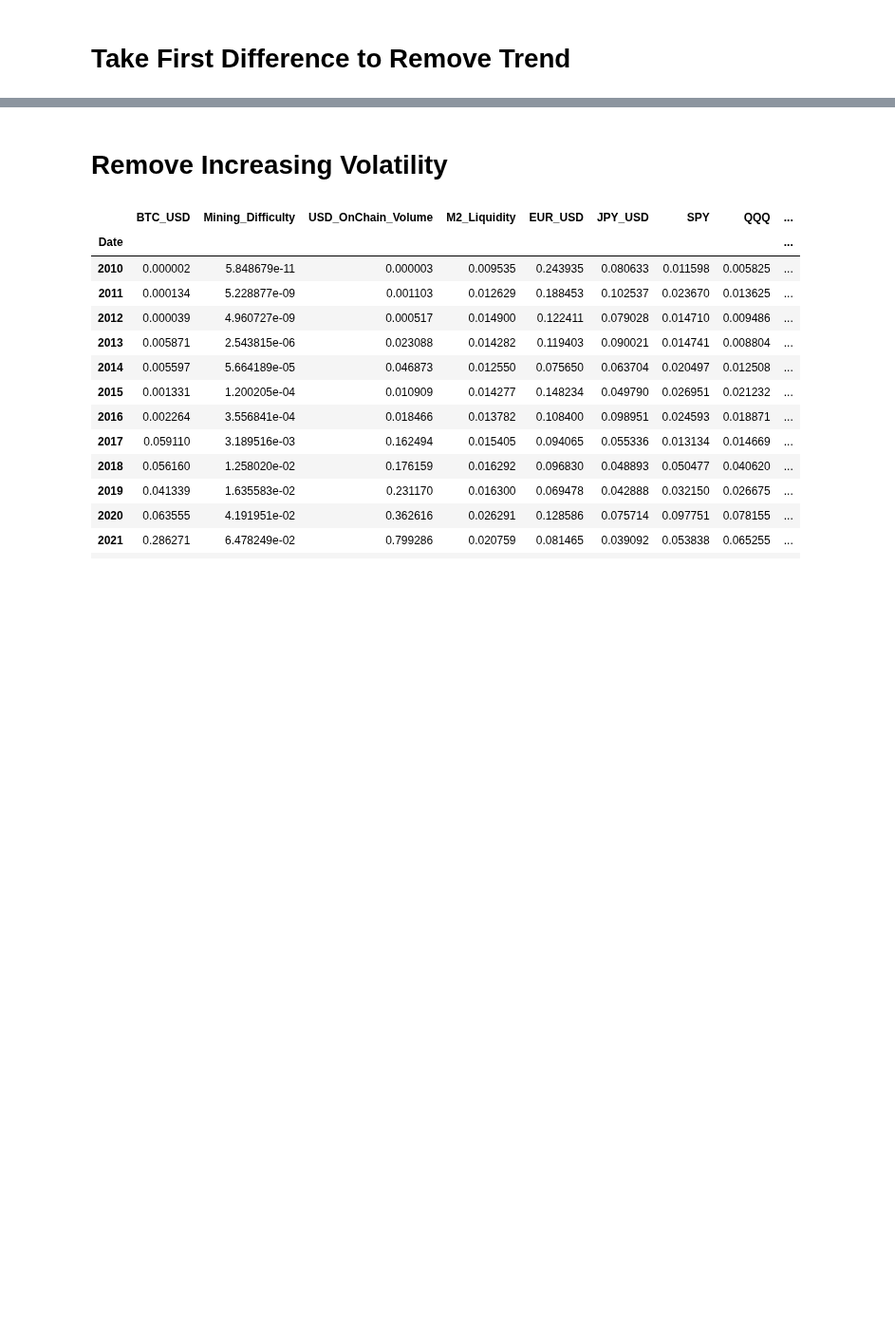
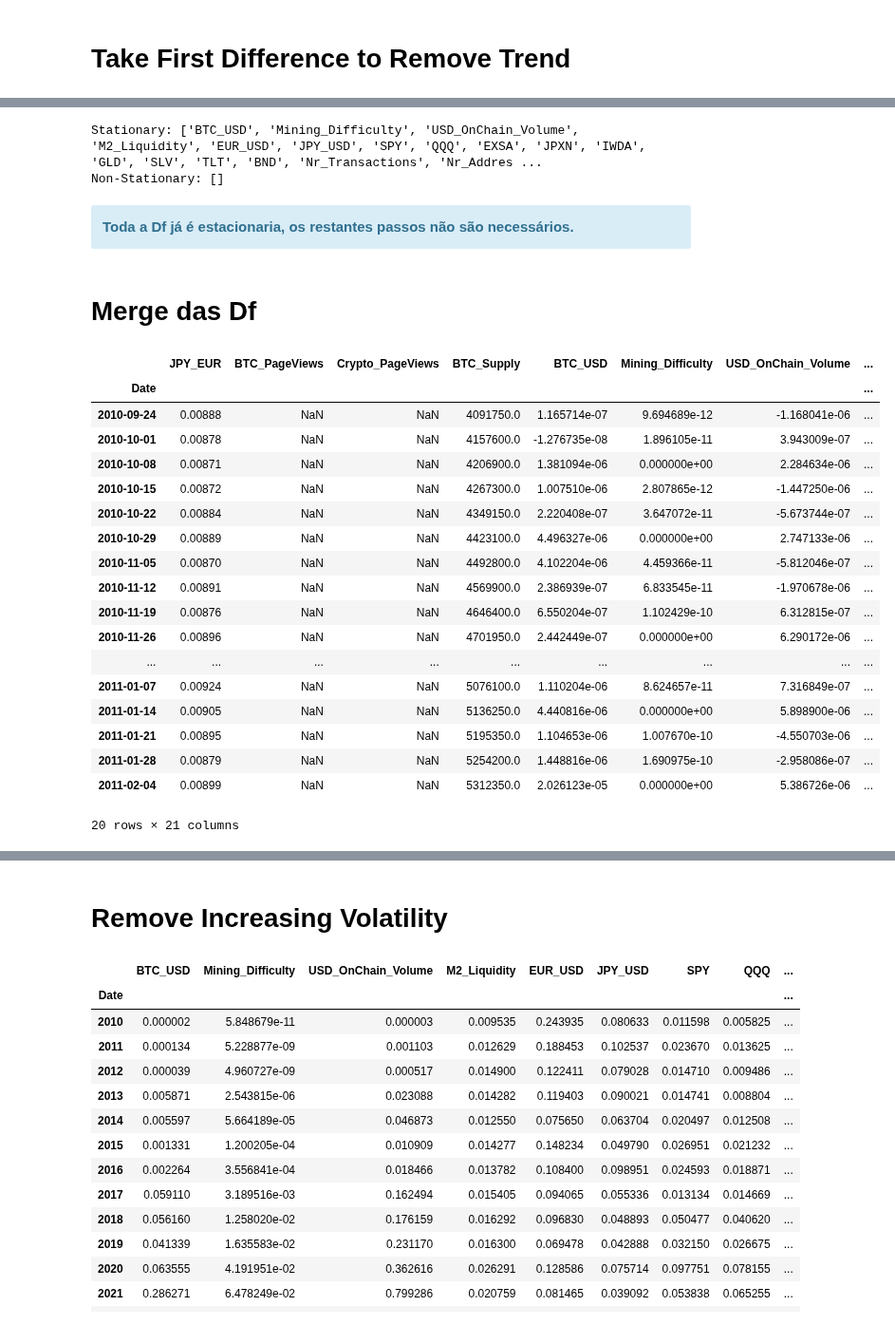
Before and after one commit to notp1ssed/ProjetoFinal-PosGraduacaoEngenhariaFinanceira, a Jupyter notebook: Time Series Data Preprocessing.ipynb, the cells around one changed output, grey strips where cells are left out. Shown at 95% size. Cells and saved outputs as stored; diff of their text form; code cells hidden in the pictures; blank space fills up the shorter version.

```diff
--- a/Time Series Data Preprocessing.ipynb
+++ b/Time Series Data Preprocessing.ipynb
@@ -355,0 +360,53 @@ differenced_df.plot.line()
+# %%
+# Dictionary to store the p-values
+p_values = {}
+stationary = []
+non_stationary = []
+
+# Loop through each column in the DataFrame
+for column in differenced_df.columns:
+    # Perform ADF test
+    result = adfuller(differenced_df[column].dropna())  # Drop NA values if any
+    p_values[column] = result[1]  # Store the p-value (result[1] is the p-value)
+
+    if p_values[column] < 0.05:
+       stationary.append(column)
+    else:
+        non_stationary.append(column)
+
+print(f"Stationary: {stationary}")
+print(f"Non-Stationary: {non_stationary}")
+# %% [output]
+Stationary: ['BTC_USD', 'Mining_Difficulty', 'USD_OnChain_Volume', 'M2_Liquidity', 'EUR_USD', 'JPY_USD', 'SPY', 'QQQ', 'EXSA', 'JPXN', 'IWDA', 'GLD', 'SLV', 'TLT', 'BND', 'Nr_Transactions', 'Nr_Addres ...
+Non-Stationary: []
+# %% [markdown]
+<div class="alert alert-block alert-info"><b>Toda a Df já é estacionaria, os restantes passos não são necessários.</b>
+
+</div>
+# %% [markdown]
+# Merge das Df
+# %%
+full_clean_df = pd.merge(stationary_df, differenced_df, left_index=True, right_index=True, how='outer')
+# %%
+full_clean_df = full_clean_df.iloc[1:]
+full_clean_df.head(20)
+# %% [output]
+|  | JPY_EUR | BTC_PageViews | Crypto_PageViews | BTC_Supply | BTC_USD | Mining_Difficulty | USD_OnChain_Volume | ... |
+| Date |  |  |  |  |  |  |  | ... |
+| 2010-09-24 | 0.00888 | NaN | NaN | 4091750.0 | 1.165714e-07 | 9.694689e-12 | -1.168041e-06 | ... |
+| 2010-10-01 | 0.00878 | NaN | NaN | 4157600.0 | -1.276735e-08 | 1.896105e-11 | 3.943009e-07 | ... |
+| 2010-10-08 | 0.00871 | NaN | NaN | 4206900.0 | 1.381094e-06 | 0.000000e+00 | 2.284634e-06 | ... |
+| 2010-10-15 | 0.00872 | NaN | NaN | 4267300.0 | 1.007510e-06 | 2.807865e-12 | -1.447250e-06 | ... |
+| 2010-10-22 | 0.00884 | NaN | NaN | 4349150.0 | 2.220408e-07 | 3.647072e-11 | -5.673744e-07 | ... |
+| 2010-10-29 | 0.00889 | NaN | NaN | 4423100.0 | 4.496327e-06 | 0.000000e+00 | 2.747133e-06 | ... |
+| 2010-11-05 | 0.00870 | NaN | NaN | 4492800.0 | 4.102204e-06 | 4.459366e-11 | -5.812046e-07 | ... |
+| 2010-11-12 | 0.00891 | NaN | NaN | 4569900.0 | 2.386939e-07 | 6.833545e-11 | -1.970678e-06 | ... |
+| 2010-11-19 | 0.00876 | NaN | NaN | 4646400.0 | 6.550204e-07 | 1.102429e-10 | 6.312815e-07 | ... |
+| 2010-11-26 | 0.00896 | NaN | NaN | 4701950.0 | 2.442449e-07 | 0.000000e+00 | 6.290172e-06 | ... |
+| ... | ... | ... | ... | ... | ... | ... | ... | ... |
+| 2011-01-07 | 0.00924 | NaN | NaN | 5076100.0 | 1.110204e-06 | 8.624657e-11 | 7.316849e-07 | ... |
+| 2011-01-14 | 0.00905 | NaN | NaN | 5136250.0 | 4.440816e-06 | 0.000000e+00 | 5.898900e-06 | ... |
+| 2011-01-21 | 0.00895 | NaN | NaN | 5195350.0 | 1.104653e-06 | 1.007670e-10 | -4.550703e-06 | ... |
+| 2011-01-28 | 0.00879 | NaN | NaN | 5254200.0 | 1.448816e-06 | 1.690975e-10 | -2.958086e-07 | ... |
+| 2011-02-04 | 0.00899 | NaN | NaN | 5312350.0 | 2.026123e-05 | 0.000000e+00 | 5.386726e-06 | ... |
+20 rows × 21 columns
```
Also changed, not shown: parts of 17 cells of this notebook, 3 other files.
